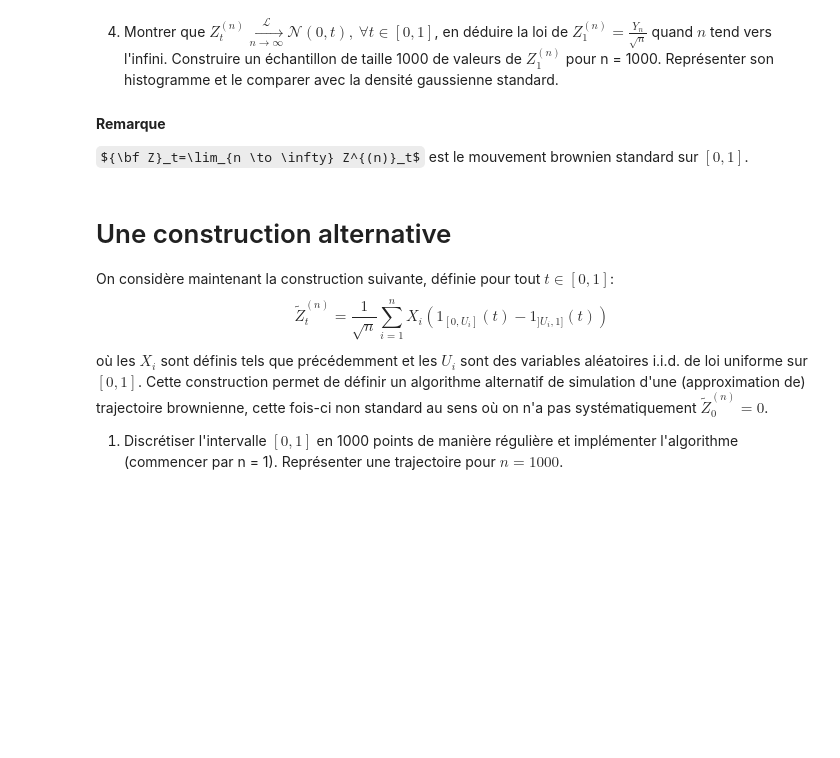
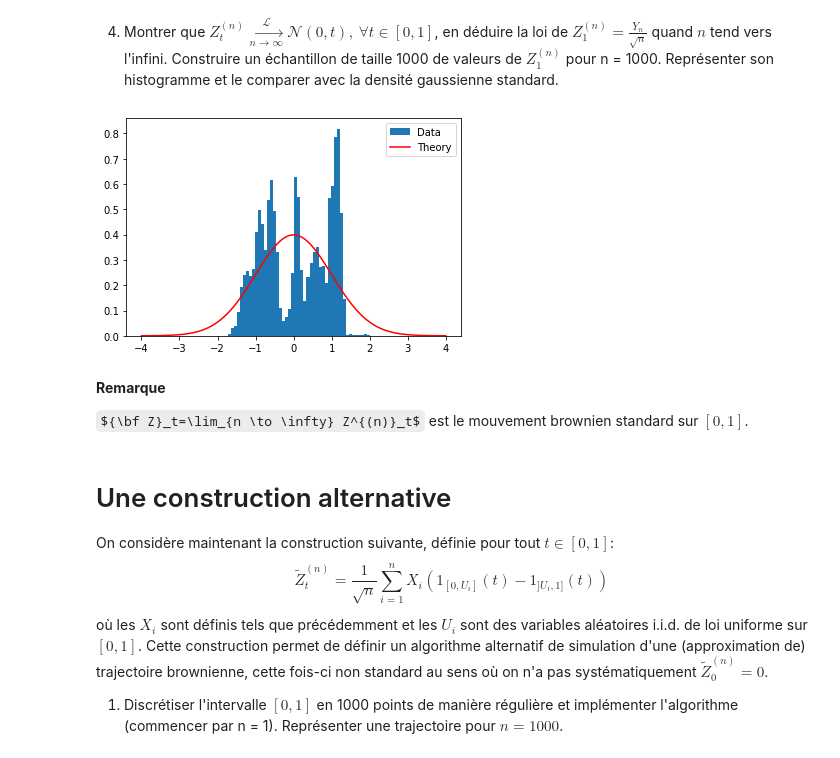
Before and after one commit to Joris-Landais/pojet_num-rique_proba, a Jupyter notebook: Projet numérique de Probabilités 2022 - enonce.ipynb, the cells around one changed output. Saved outputs shown, nothing was run; the diff lists cells and outputs as text; code cells hidden in the pictures; some formulas as TeX source; blank space fills up the shorter version.

```diff
--- a/Projet numérique de Probabilités 2022 - enonce.ipynb
+++ b/Projet numérique de Probabilités 2022 - enonce.ipynb
@@ -54,6 +72,26 @@ ceci est un essai pour réponde à la deuxième partie
 4. Montrer que $Z^{(n)}_t\xrightarrow[n \to \infty]{\mathcal{L}}\mathcal{N}(0,t),~\forall t \in [0,1]$, en déduire la loi de $Z^{(n)}_1=\frac{Y_n}{\sqrt{n}}$ quand $n$
   tend vers l'infini.
   Construire un échantillon de taille 1000 de valeurs de $Z^{(n)}_1$ pour n = 1000. Représenter son histogramme et le comparer avec la densité gaussienne standard.
+# %%
+def print_Z1(n):
+    # renvoie la liste des Z_1(i) avec i entre 0 et n
+    L=[]
+    Y=0
+    for i in range(1,n+1):
+        x=np.random.random()
+        if x<0.5: # Xi=-1
+            Y-=1
+        else : #Xi=1
+            Y+=1
+        L.append(Y/i**0.5)
+    plt.hist(L,50,density=True, label = "Data")
+    X=np.linspace(-4,4,n)
+    plt.plot(X,sps.norm.pdf(X),"r",label="Theory")
+    plt.legend(loc="best")
+    plt.show()
+print_Z1(100000)
+# %% [output]
+[figure, added]
 # %% [markdown]
 **Remarque**
 
```
Also changed, not shown: parts of 4 cells of this notebook.
